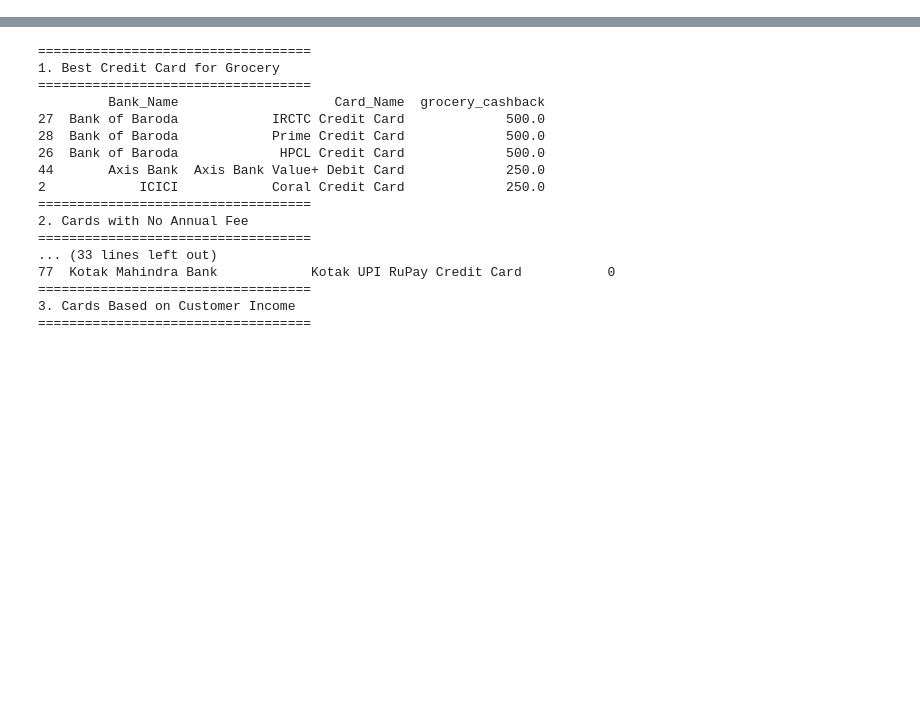
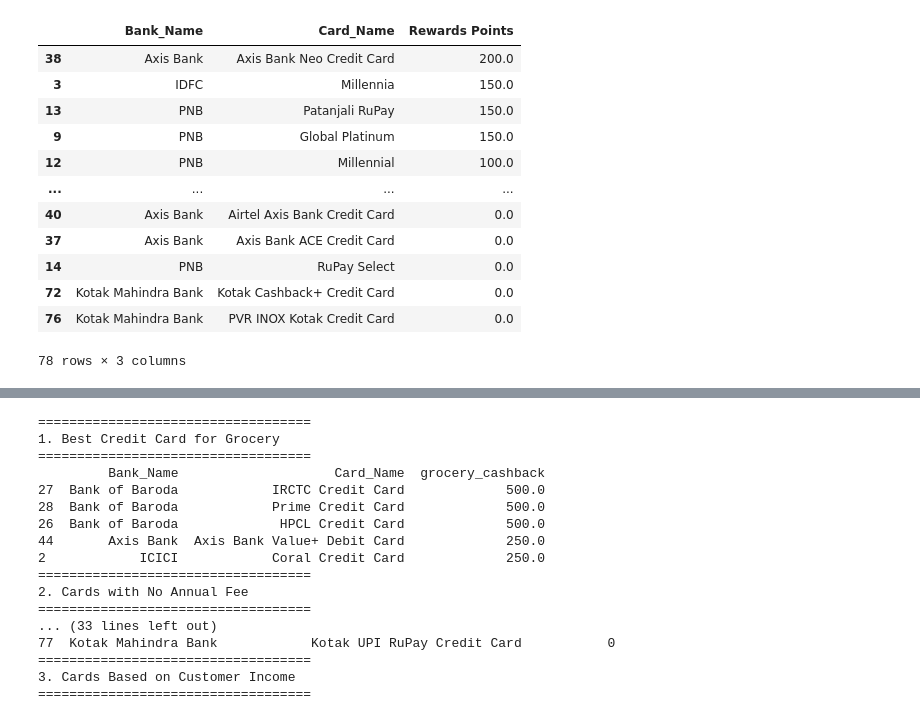
Before and after one commit to JeevananthamPrabhu/Data-Engineering, a Jupyter notebook: python/Untitled.ipynb, the cells around one changed output, grey strips where cells are left out. Drawn from its saved outputs; the diff is of its cells as text; code cells hidden in the pictures; blank space fills up the shorter version.

```diff
--- a/python/Untitled.ipynb
+++ b/python/Untitled.ipynb
@@ -76 +97,18 @@ Name: Min_Income_Required, Length: 78, dtype: object
+# %%
+reward= bank_df.sort_values(by="Rewards Points",ascending=False)[["Bank_Name","Card_Name","Rewards Points"]]
+reward
+# %% [output]
+|  | Bank_Name | Card_Name | Rewards Points |
+| 38 | Axis Bank | Axis Bank Neo Credit Card | 200.0 |
+| 3 | IDFC | Millennia | 150.0 |
+| 13 | PNB | Patanjali RuPay | 150.0 |
+| 9 | PNB | Global Platinum | 150.0 |
+| 12 | PNB | Millennial | 100.0 |
+| ... | ... | ... | ... |
+| 40 | Axis Bank | Airtel Axis Bank Credit Card | 0.0 |
+| 37 | Axis Bank | Axis Bank ACE Credit Card | 0.0 |
+| 14 | PNB | RuPay Select | 0.0 |
+| 72 | Kotak Mahindra Bank | Kotak Cashback+ Credit Card | 0.0 |
+| 76 | Kotak Mahindra Bank | PVR INOX Kotak Credit Card | 0.0 |
+78 rows × 3 columns
 # %%
```
Also changed, not shown: parts of 13 cells of this notebook.
